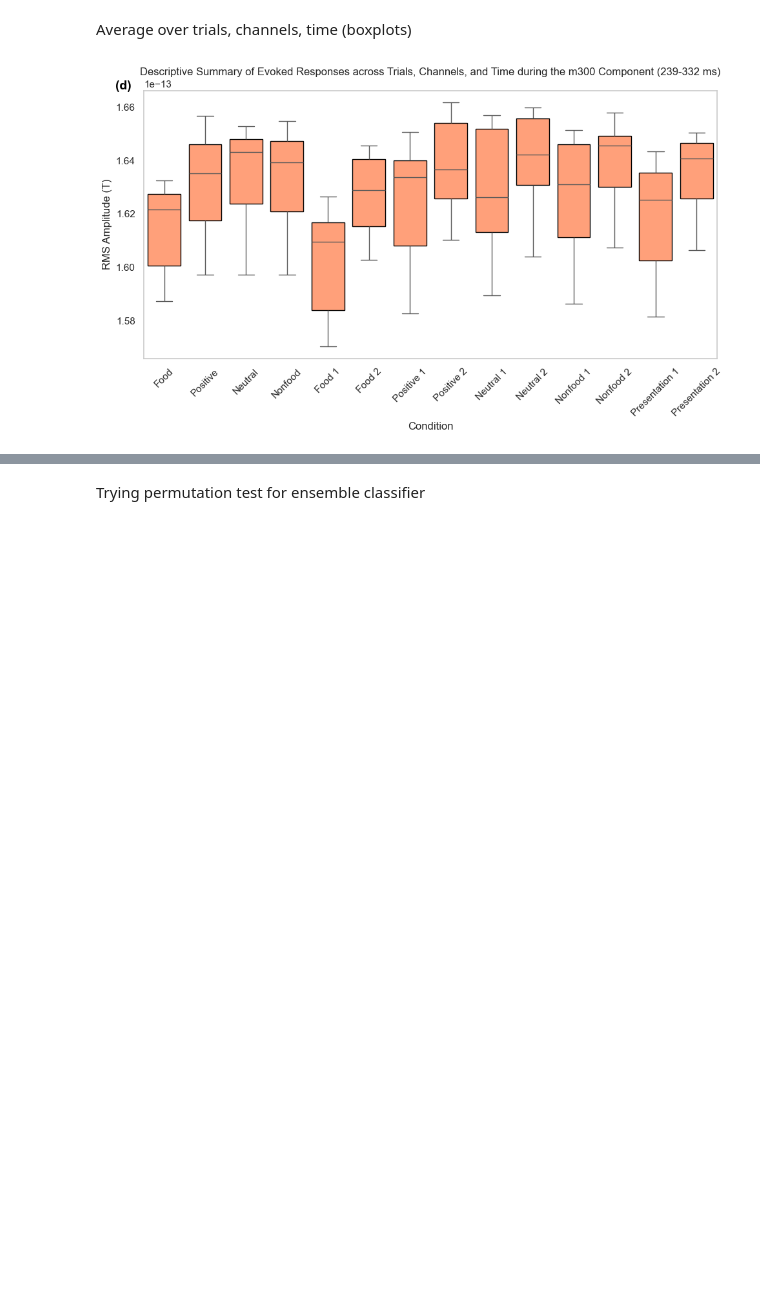
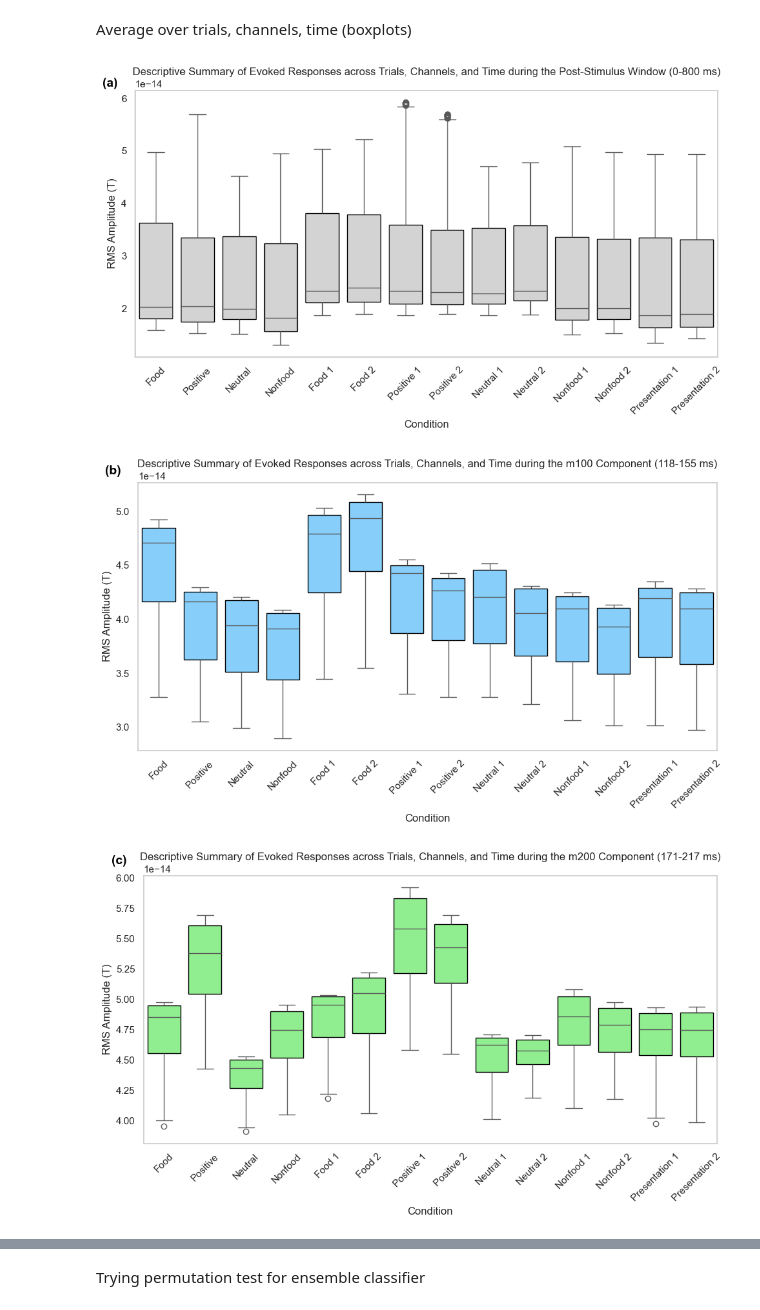
Before and after one commit to DonEnricoEsteve/ML_NN_Project, a Jupyter notebook: MEG_decoding.ipynb, the cells around one changed output, grey strips where cells are left out. Saved outputs shown, nothing was run; the diff lists cells and outputs as text; code cells hidden in the pictures; blank space fills up the shorter version.

```diff
--- a/MEG_decoding.ipynb
+++ b/MEG_decoding.ipynb
@@ -1715,44 +1611,53 @@ plt.show()
 # %% [markdown]
 Average over trials, channels, time (boxplots)
 # %%
-conditions = ['food', 'positive', 'neutral', 'nonfood',
-              'food_1', 'food_2', 'positive_1', 'positive_2',
-              'neutral_1', 'neutral_2', 'nonfood_1', 'nonfood_2',
-              'pres_1', 'pres_2']  # List all your conditions
+def plot_summary_boxplots(final_rms, start_time_ms, end_time_ms, txt, title, color):
 
-labels = ["Food", "Positive", "Neutral",
-          "Nonfood", "Food 1", "Food 2",
-          "Positive 1", "Positive 2", "Neutral 1",
-          "Neutral 2", "Nonfood 1", "Nonfood 2",
-          "Presentation 1", "Presentation 2"]
+        conditions = ['food', 'positive', 'neutral', 'nonfood',
+                'food_1', 'food_2', 'positive_1', 'positive_2',
+                'neutral_1', 'neutral_2', 'nonfood_1', 'nonfood_2',
+                'pres_1', 'pres_2']  # List all your conditions
 
-# Define the time range you want to display (118 ms to 155 ms)
-start_time_ms = 239
-end_time_ms = 332
+        labels = ["Food", "Positive", "Neutral",
+                "Nonfood", "Food 1", "Food 2",
+                "Positive 1", "Positive 2", "Neutral 1",
+                "Neutral 2", "Nonfood 1", "Nonfood 2",
+                "Presentation 1", "Presentation 2"]
 
-# Convert the time range from ms to index positions in the time_points array
-start_idx = np.searchsorted(time_points, start_time_ms)
-end_idx = np.searchsorted(time_points, end_time_ms)
+        # Convert the time range from ms to index positions in the time_points array
+        start_idx = np.searchsorted(np.arange(0,800), start_time_ms)
+        end_idx = np.searchsorted(np.arange(0,800), end_time_ms)
 
-# Create boxplots for RMS values across conditions (no need to average across time points)
-plt.figure(figsize=(10, 6))
+        # Create boxplots for RMS values across conditions (no need to average across time points)
+        plt.figure(figsize=(10, 6))
 
-# Each condition has an array of RMS values for each time point (shape (800,))
-data_to_plot = [final_rms[condition][start_idx:end_idx] for condition in conditions]
+        # Each condition has an array of RMS values for each time point (shape (800,))
+        data_to_plot = [final_rms[condition][start_idx:end_idx] for condition in conditions]
 
-# Plot RMS boxplots using seaborn, without fill (no color)
-sns.boxplot(data=data_to_plot, palette="Set2",
-            boxprops=dict(facecolor='lightsalmon', edgecolor='black'))  # No fill, black edge color
+        # Plot RMS boxplots using seaborn, without fill (no color)
+        sns.boxplot(data=data_to_plot, palette="Set2",
+                boxprops=dict(facecolor=color, edgecolor='black'))  # No fill, black edge color
 
-# Add title, labels, and configure plot
-plt.text(-1, plt.gca().get_ylim()[1]*1.001, "(d)", color='black', ha='center', va='center', fontsize=14, fontweight='bold')
-plt.title('Descriptive Summary of Evoked Responses across Trials, Channels, and Time during the m300 Component (239-332 ms)')
-plt.xlabel('Condition')
-plt.xticks(ticks=range(len(conditions)), labels=labels, rotation=45)
-plt.ylabel('RMS Amplitude (T)')
+        # Add title, labels, and configure plot
+        plt.text(-1.1, plt.gca().get_ylim()[1]*1.02, txt, color='black', ha='center', va='center', fontsize=14, fontweight='bold')
+        plt.title(f'Descriptive Summary of Evoked Responses across Trials, Channels, and Time during the {title}')
+        plt.xlabel('Condition')
+        plt.xticks(ticks=range(len(conditions)), labels=labels, rotation=45)
+        plt.ylabel('RMS Amplitude (T)')
 
-plt.tight_layout()  # Ensure labels fit
-plt.grid(False)
-plt.show()
+        plt.tight_layout()  # Ensure labels fit
+        plt.grid(False)
+        plt.show()
-# %% [output]
-[figure, removed]
+# %%
+final_rms = np.load("Z:\Don\ML_Project\Summary_statistics_plots/poststimulus_rms_new.npy", allow_pickle=True)
+final_rms = final_rms.item()
+
+plot_summary_boxplots(final_rms, 0, 800, "(a)", "Post-Stimulus Window (0-800 ms)", "lightgray")
+plot_summary_boxplots(final_rms, 118, 155, "(b)", "m100 Component (118-155 ms)", "lightskyblue")
+plot_summary_boxplots(final_rms, 171, 217, "(c)", "m200 Component (171-217 ms)", "lightgreen")
+plot_summary_boxplots(final_rms, 239, 332, "(d)", "m300 Component (239-332 ms)", "salmon")
+plot_summary_boxplots(final_rms, 350, 800, "(e)", "mLPP Component (350-800 ms)", "#D1A6D0")
+# %% [output]
+[figure, added]
+[figure, added]
+[figure, added]
```
Also changed, not shown: parts of 21 cells of this notebook.
